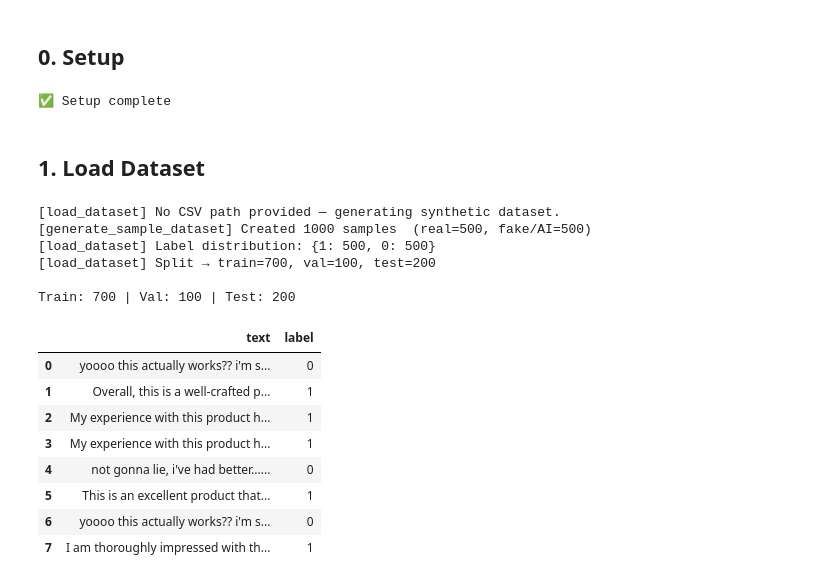
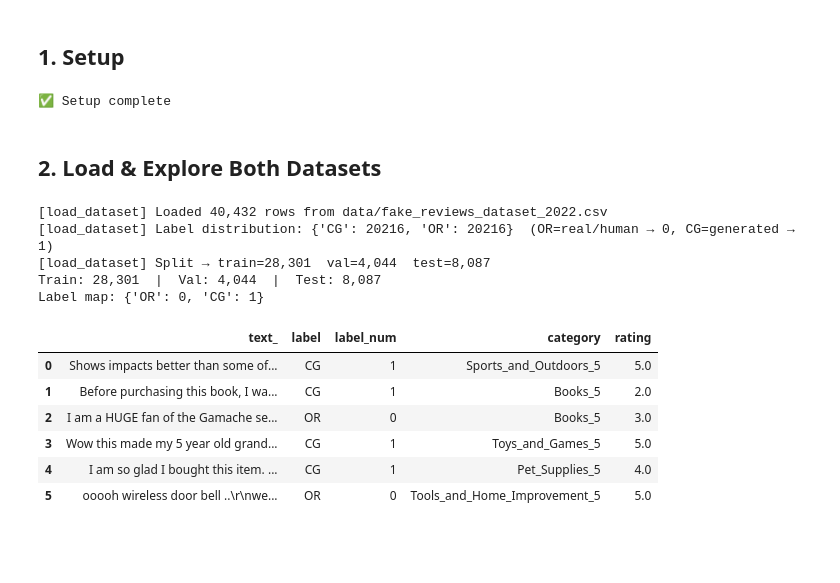
Before and after one commit to sithinontec/DS_Year2, a Jupyter notebook: notebook.ipynb, the cells around one changed output. Drawn from its saved outputs; the diff is of its cells as text; code cells hidden in the pictures; blank space fills up the shorter version.

```diff
--- a/notebook.ipynb
+++ b/notebook.ipynb
@@ -16,53 +25,52 @@ This notebook walks through:
 # %% [markdown]
-## 0. Setup
+## 1. Setup
 # %%
-import sys, os
+import sys, os, warnings
 sys.path.insert(0, os.getcwd())
+warnings.filterwarnings('ignore')
 
 import numpy as np
 import pandas as pd
 import matplotlib.pyplot as plt
 import seaborn as sns
-import warnings
-warnings.filterwarnings('ignore')
 
 %matplotlib inline
 plt.rcParams['figure.dpi'] = 120
 sns.set_style('whitegrid')
 
+# Dataset paths — adjust if needed
+CG_CSV_PATH = 'data/fake_reviews_dataset_2022.csv'   # OR / CG labels
+AI_CSV_PATH = 'data/fake_reviews_AI.csv'              # all AI-generated
+
 print('✅ Setup complete')
 # %% [output]
 ✅ Setup complete
-# %% [markdown]
-## 1. Load Dataset
+# %% [markdown]
+## 2. Load & Explore Both Datasets
 # %%
-from src.preprocessing import load_dataset
+from src.preprocessing import load_dataset, preserve_special_clean
 
-# Change csv_path to your actual CSV file if you have one:
-# splits = load_dataset(csv_path='data/reviews.csv', text_col='text', label_col='label')
-
-# Using synthetic dataset for demo:
-splits = load_dataset()
+# Load the 2022 CG dataset — auto-maps OR->0, CG->1
+splits = load_dataset(csv_path=CG_CSV_PATH)
 
 train_df = splits['train_df']
 val_df   = splits['val_df']
 test_df  = splits['test_df']
+full_df  = splits['full_df']
 
-print(f'\nTrain: {len(train_df)} | Val: {len(val_df)} | Test: {len(test_df)}')
-train_df[['text','label']].head(8)
+print(f'Train: {len(train_df):,}  |  Val: {len(val_df):,}  |  Test: {len(test_df):,}')
+print(f'Label map: {splits["label_map"]}')
+train_df[['text_', 'label', 'label_num', 'category', 'rating']].head(6)
 # %% [output]
-[load_dataset] No CSV path provided — generating synthetic dataset.
-[generate_sample_dataset] Created 1000 samples  (real=500, fake/AI=500)
-[load_dataset] Label distribution: {1: 500, 0: 500}
-[load_dataset] Split → train=700, val=100, test=200
-
-Train: 700 | Val: 100 | Test: 200
+[load_dataset] Loaded 40,432 rows from data/fake_reviews_dataset_2022.csv
+[load_dataset] Label distribution: {'CG': 20216, 'OR': 20216}  (OR=real/human → 0, CG=generated → 1)
+[load_dataset] Split → train=28,301  val=4,044  test=8,087
+Train: 28,301  |  Val: 4,044  |  Test: 8,087
+Label map: {'OR': 0, 'CG': 1}
-|  | text | label |
-| 0 | yoooo this actually works?? i'm s... | 0 |
-| 1 | Overall, this is a well-crafted p... | 1 |
-| 2 | My experience with this product h... | 1 |
-| 3 | My experience with this product h... | 1 |
-| 4 | not gonna lie, i've had better...... | 0 |
-| 5 | This is an excellent product that... | 1 |
-| 6 | yoooo this actually works?? i'm s... | 0 |
-| 7 | I am thoroughly impressed with th... | 1 |
+|  | text_ | label | label_num | category | rating |
+| 0 | Shows impacts better than some of... | CG | 1 | Sports_and_Outdoors_5 | 5.0 |
+| 1 | Before purchasing this book, I wa... | CG | 1 | Books_5 | 2.0 |
+| 2 | I am a HUGE fan of the Gamache se... | OR | 0 | Books_5 | 3.0 |
+| 3 | Wow this made my 5 year old grand... | CG | 1 | Toys_and_Games_5 | 5.0 |
+| 4 | I am so glad I bought this item. ... | CG | 1 | Pet_Supplies_5 | 4.0 |
+| 5 | ooooh wireless door bell ..\r\nwe... | OR | 0 | Tools_and_Home_Improvement_5 | 5.0 |
```
Also changed, not shown: parts of 42 cells of this notebook, 9 other files.
